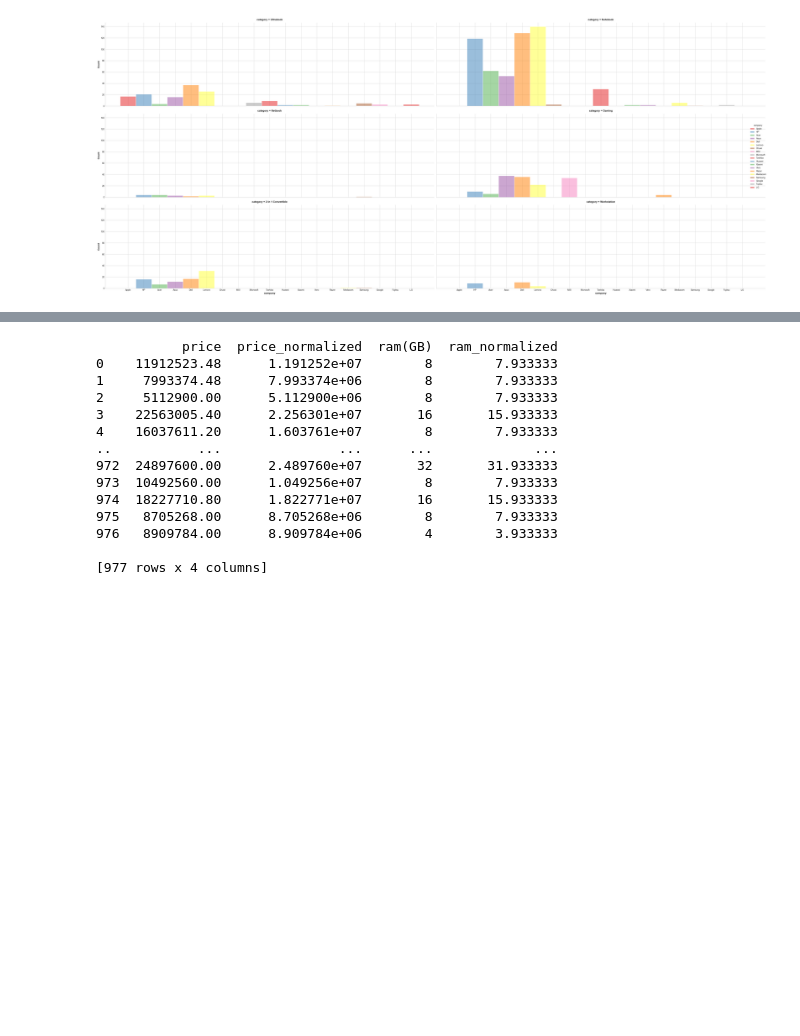
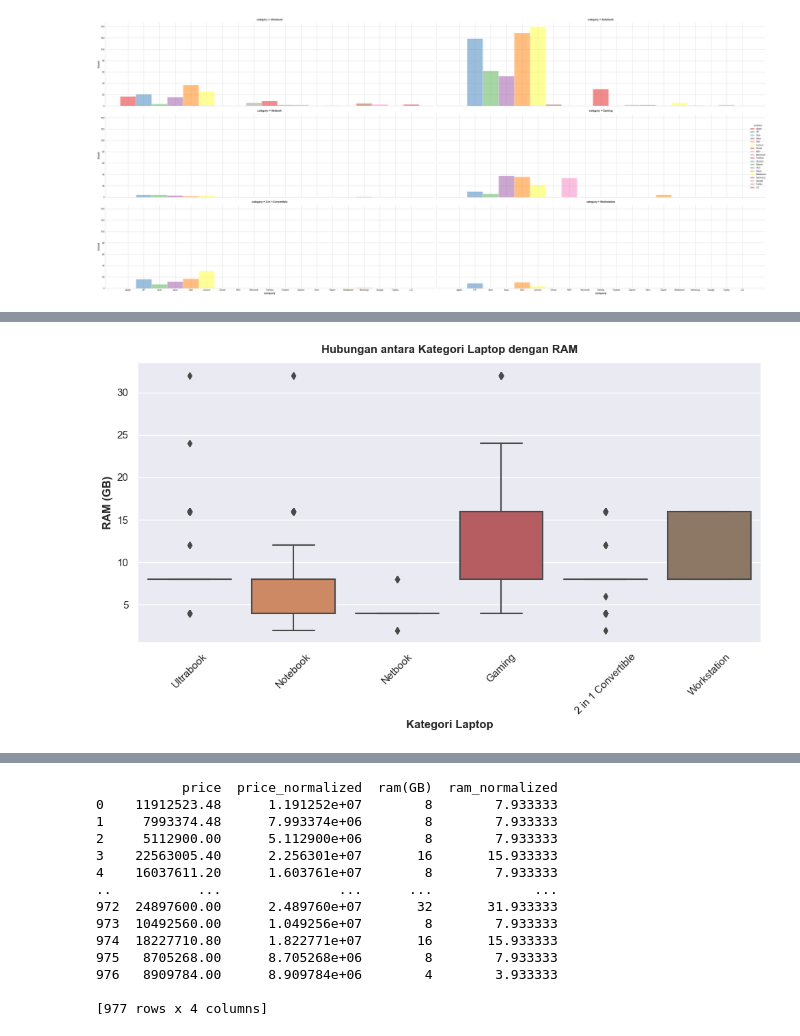
Before and after one commit to indraJuliansyahPutra/Laptop-Price, a Jupyter notebook: visualisasi.ipynb, the cells around one changed output, grey strips where cells are left out. Saved outputs shown, nothing was run; the diff lists cells and outputs as text; code cells hidden in the pictures; blank space fills up the shorter version.

```diff
--- a/visualisasi.ipynb
+++ b/visualisasi.ipynb
@@ -222,0 +228,12 @@ plt.show()
+# %%
+plt.figure(figsize=(10, 6))
+sns.boxplot(data=laptop, x='category', y='ram(GB)')
+plt.title('Hubungan antara Kategori Laptop dengan RAM')
+plt.xlabel('Kategori Laptop')
+plt.ylabel('RAM (GB)')
+plt.xticks(rotation=45)
+
+# Menampilkan plot
+plt.show()
+# %% [output]
+[figure, added]
```
Also changed, not shown: parts of 7 cells of this notebook.
